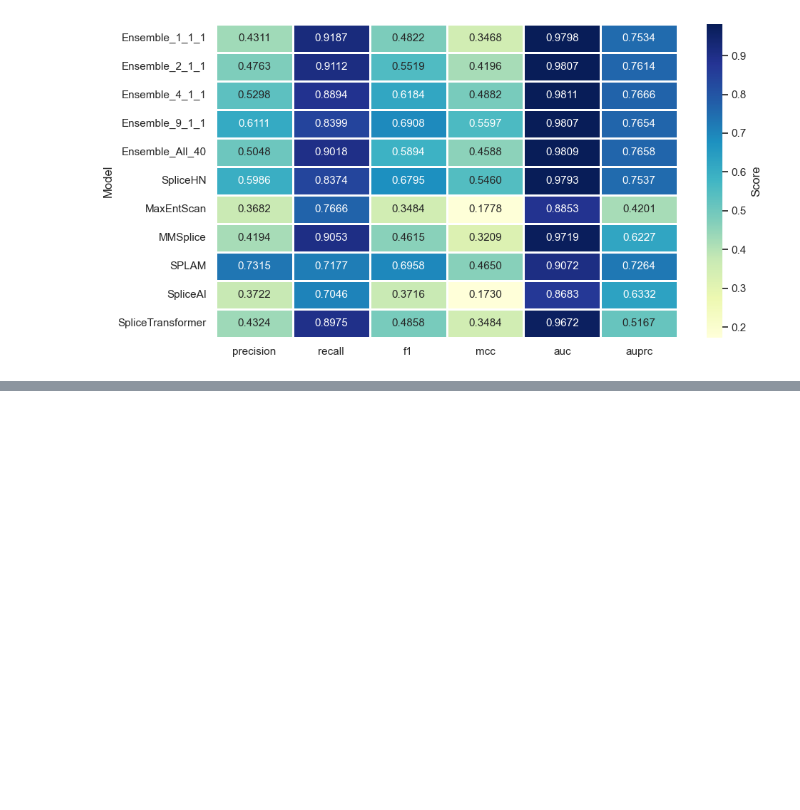
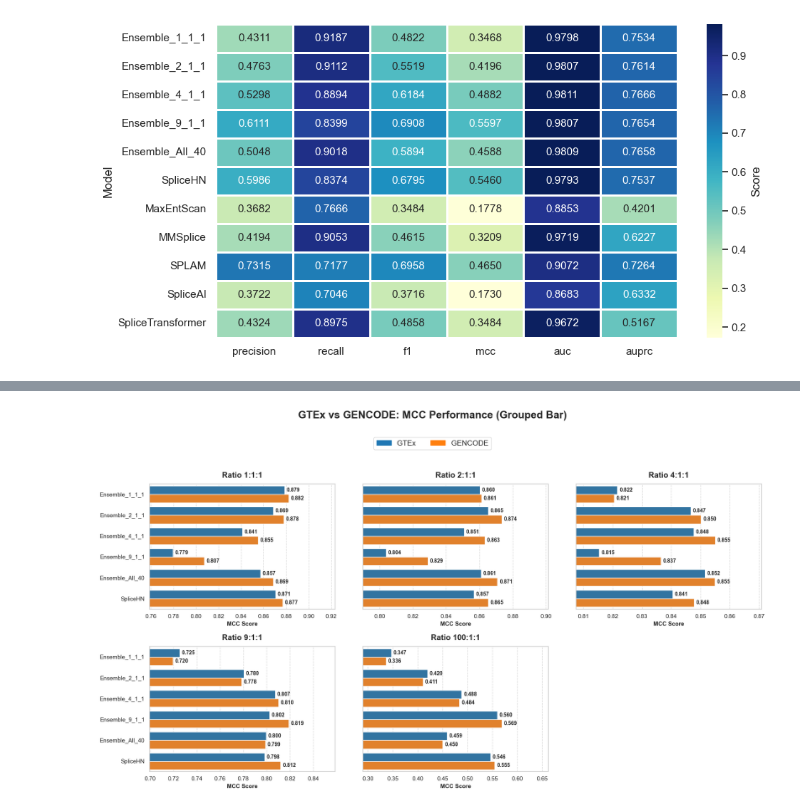
Before and after one commit to 36JungKwan/Bio_sequence_Research_AITALAB, a Jupyter notebook: benchmark/task1_splicing_prediction/Visualization/a.ipynb, the cells around one changed output, grey strips where cells are left out. Saved outputs shown, nothing was run; the diff lists cells and outputs as text; code cells hidden in the pictures; blank space fills up the shorter version.

```diff
--- a/benchmark/task1_splicing_prediction/Visualization/a.ipynb
+++ b/benchmark/task1_splicing_prediction/Visualization/a.ipynb
@@ -630,0 +1079,50 @@ plot_heatmap_hardest_case()
+# %%
+fig, axes = plt.subplots(2, 3, figsize=(18, 10))
+axes = axes.flatten()
+fig.delaxes(axes[5]) # Xóa ô thứ 6
+
+sns.set_theme(style="whitegrid")
+
+for i, ratio in enumerate(ratio_order):
+    ax = axes[i]
+    subset = df[df['Ratio'] == ratio]
+
+    # Vẽ cột kép (hue='Dataset')
+    sns.barplot(
+        data=subset, y='Model', x='MCC', hue='Dataset',
+        palette=dataset_colors, ax=ax
+    )
+
+    # Gắn nhãn số liệu
+    for container in ax.containers:
+        ax.bar_label(container, fmt='%.3f', padding=4, fontsize=10, fontweight='bold')
+
+    # Tính toán Zoom cận cảnh
+    x_min = subset['MCC'].min()
+    x_max = subset['MCC'].max()
+    x_range = x_max - x_min if x_max != x_min else 0.1
+    ax.set_xlim(max(0, x_min - x_range * 0.2), x_max + x_range * 0.4)
+
+    # Định dạng UI
+    ax.set_title(f'Ratio {ratio}', fontsize=15, fontweight='bold', pad=12)
+    ax.set_ylabel('')
+    ax.set_xlabel('MCC Score', fontsize=11, fontweight='bold')
+
+    # Chỉ hiện tên Model ở cột đầu tiên mỗi hàng
+    if i not in [0, 3]:
+        ax.set_yticks([])
+
+    ax.grid(axis='x', linestyle='--', alpha=0.7)
+    if ax.get_legend() is not None: ax.get_legend().remove()
+
+# Tạo Legend chung
+import matplotlib.patches as mpatches
+legend_patches = [mpatches.Patch(color=color, label=ds) for ds, color in dataset_colors.items()]
+fig.legend(handles=legend_patches, loc='upper center', bbox_to_anchor=(0.5, 0.96), ncol=2, fontsize=14)
+
+fig.suptitle('GTEx vs GENCODE: MCC Performance (Grouped Bar)', fontsize=20, fontweight='bold', y=1.02)
+plt.tight_layout(rect=[0, 0, 1, 0.92])
+plt.subplots_adjust(hspace=0.3, wspace=0.15)
+plt.show()
+# %% [output]
+[figure, added]
```
Also changed, not shown: parts of 8 cells of this notebook, 2 other files.
